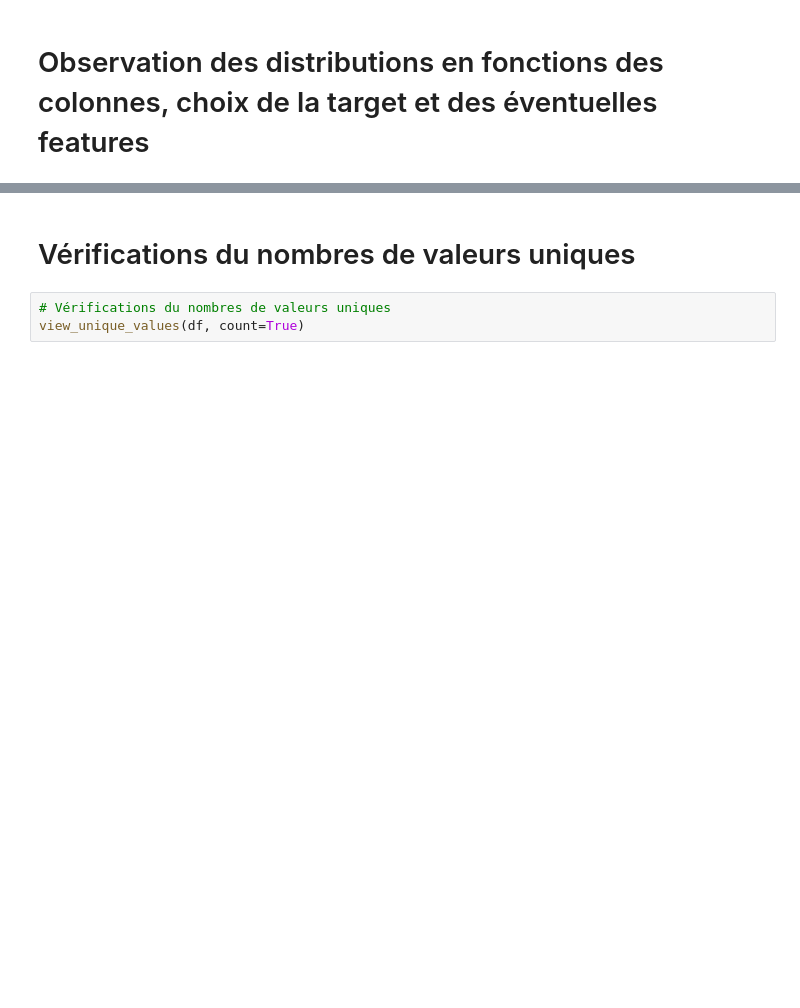
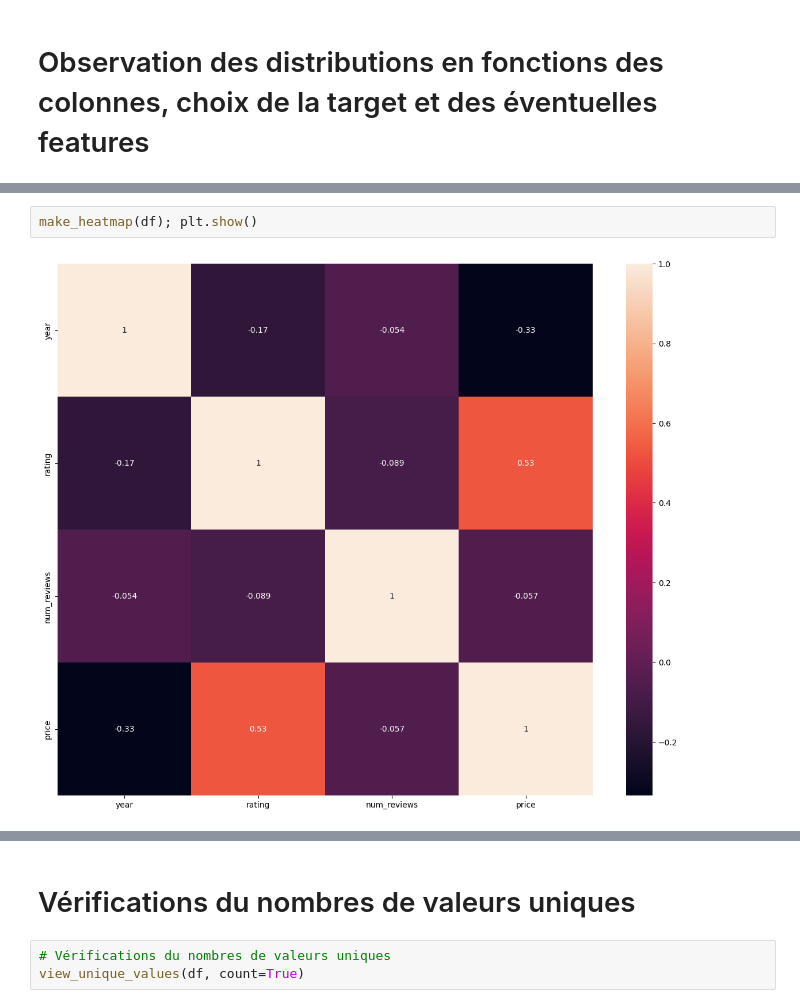
Before and after one commit to superhughhh/brief-My-first-Linear-Regression, a Jupyter notebook: spanish_wine.ipynb, the cells around one changed output, grey strips where cells are left out. Drawn from its saved outputs; the diff is of its cells as text; blank space fills up the shorter version.

```diff
--- a/spanish_wine.ipynb
+++ b/spanish_wine.ipynb
@@ -136 +121,5 @@ heatmap
+# %%
+make_heatmap(df); plt.show()
+# %% [output]
+[figure, added]
 # %%
```
Also changed, not shown: parts of 25 cells of this notebook, 1 other file.
